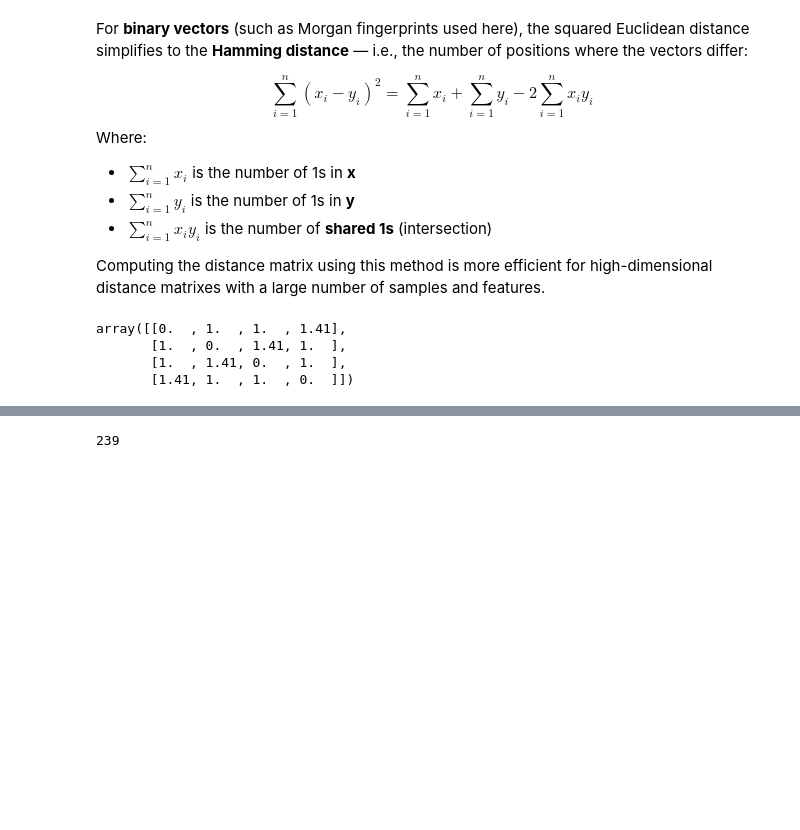
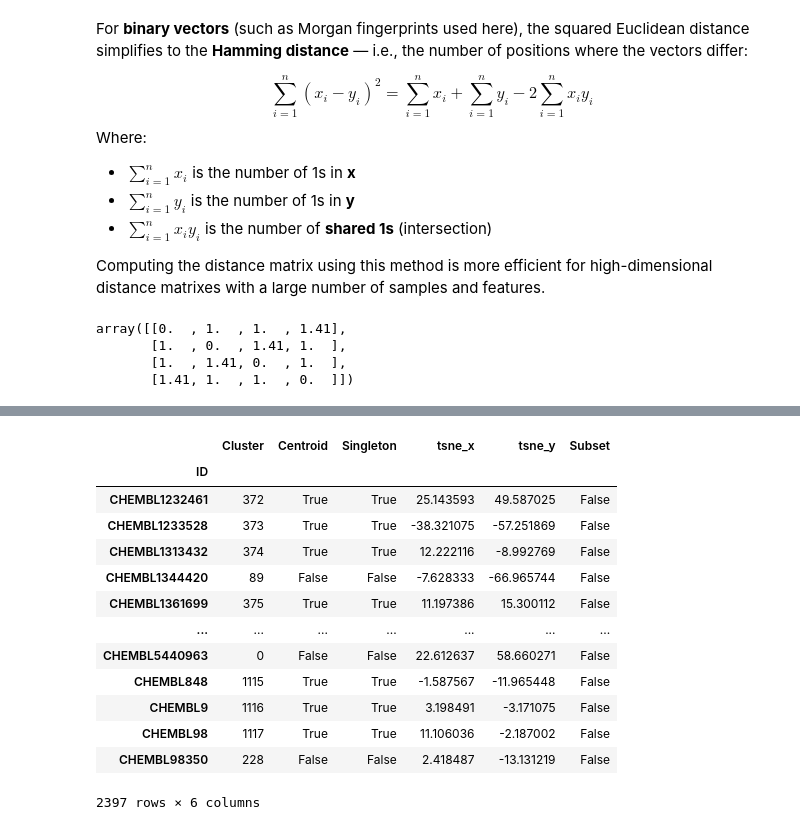
Before and after one commit to HoffOskar/ML_From_Scratch, a Jupyter notebook: Clustering/KennardStone.ipynb, the cells around one changed output, grey strips where cells are left out. Drawn from its saved outputs; the diff is of its cells as text; code cells hidden in the pictures; blank space fills up the shorter version.

```diff
--- a/Clustering/KennardStone.ipynb
+++ b/Clustering/KennardStone.ipynb
@@ -200,4 +145,30 @@ mask = model.split()
 # %%
-mask.sum()
+### Loading the results from Butina clustering
+butina_df = pd.read_pickle('data/butina_clusters_66.pkl')
+
+### Use the same subset size
+subset_size = len(kennard_stone_subset)
+
+### Subsetting for the top cluster centroids
+butina_subset_ids = butina_df.loc[butina_df['Centroid']].copy().sort_values(by='Cluster').head(subset_size).index
+
+### Create a boolean subset column
+butina_df['Subset'] = False
+butina_df.loc[butina_subset_ids, 'Subset'] = True
+
+butina_df
 # %% [output]
+|  | Cluster | Centroid | Singleton | tsne_x | tsne_y | Subset |
+| ID |  |  |  |  |  |  |
+| CHEMBL1232461 | 372 | True | True | 25.143593 | 49.587025 | False |
+| CHEMBL1233528 | 373 | True | True | -38.321075 | -57.251869 | False |
+| CHEMBL1313432 | 374 | True | True | 12.222116 | -8.992769 | False |
+| CHEMBL1344420 | 89 | False | False | -7.628333 | -66.965744 | False |
+| CHEMBL1361699 | 375 | True | True | 11.197386 | 15.300112 | False |
+| ... | ... | ... | ... | ... | ... | ... |
+| CHEMBL5440963 | 0 | False | False | 22.612637 | 58.660271 | False |
+| CHEMBL848 | 1115 | True | True | -1.587567 | -11.965448 | False |
+| CHEMBL9 | 1116 | True | True | 3.198491 | -3.171075 | False |
+| CHEMBL98 | 1117 | True | True | 11.106036 | -2.187002 | False |
+| CHEMBL98350 | 228 | False | False | 2.418487 | -13.131219 | False |
-239
+2397 rows × 6 columns
```
Also changed, not shown: parts of 8 cells of this notebook, 3 other files.
